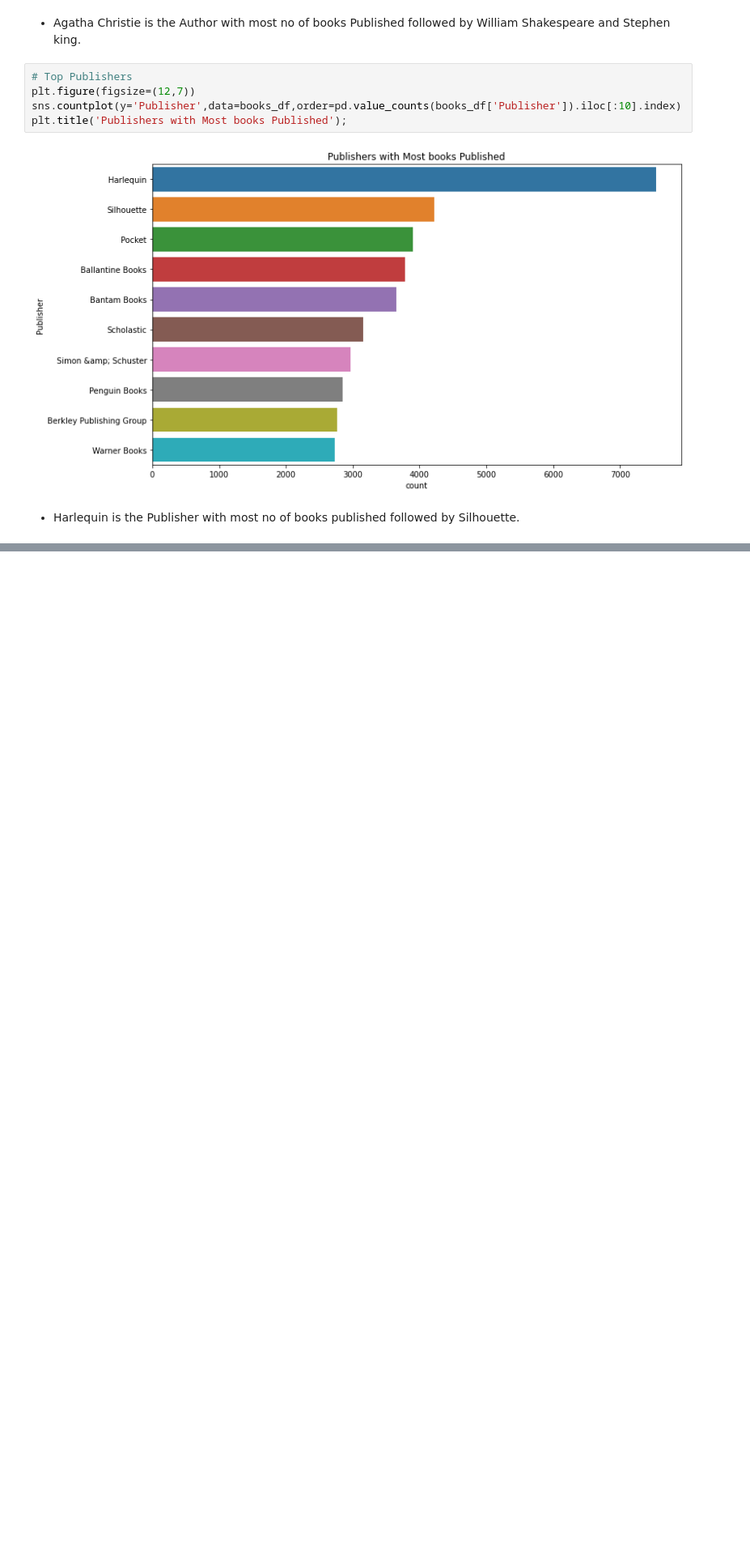
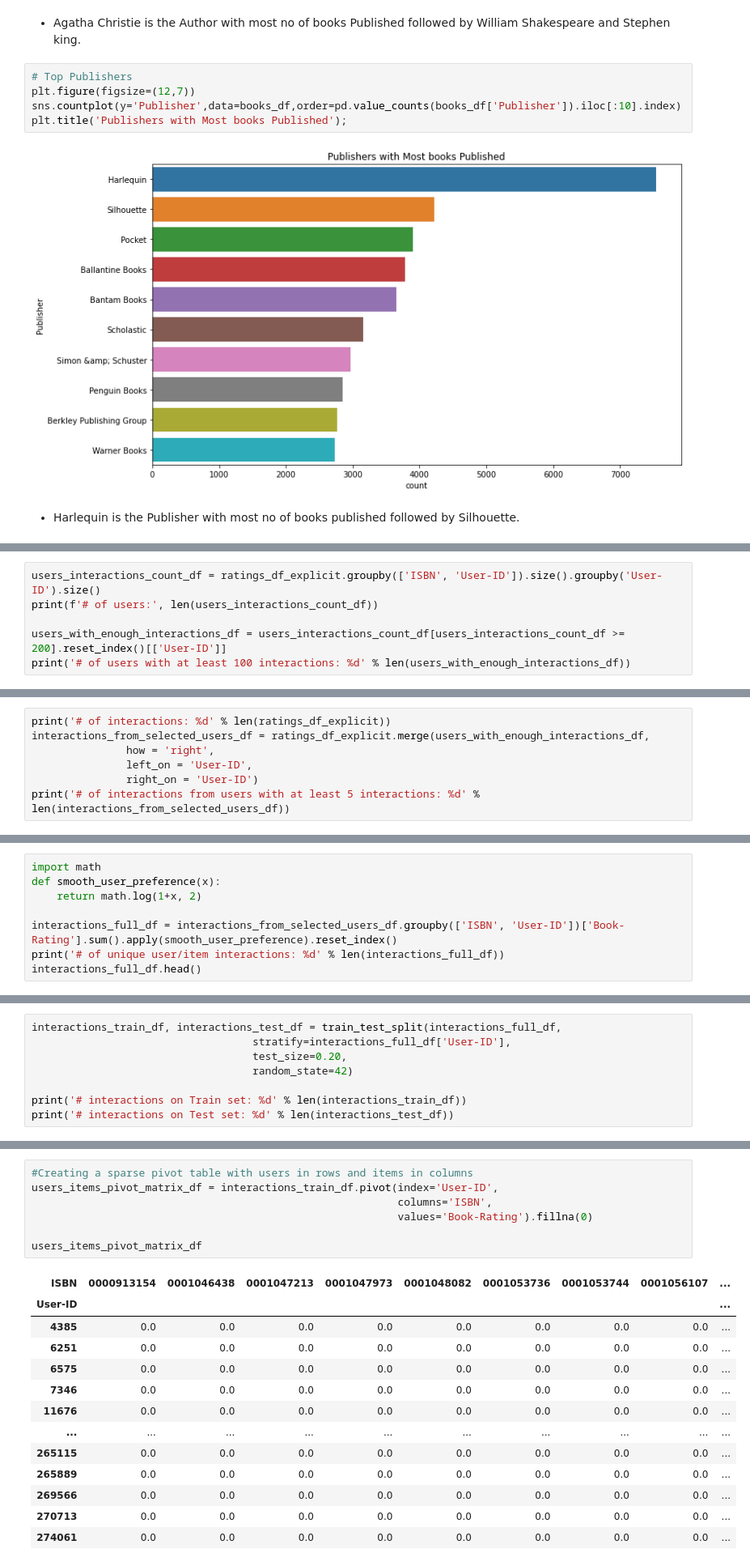
Before and after one commit to Aehteshaam-Shaikh/Book-Recommendation-System, a Jupyter notebook: Book_Recommendation_System.ipynb, the cells around one changed output, grey strips where cells are left out. Shown at 81% size. Saved outputs shown, nothing was run; the diff lists cells and outputs as text; blank space fills up the shorter version.

```diff
--- a/Book_Recommendation_System.ipynb
+++ b/Book_Recommendation_System.ipynb
@@ -550,0 +685,6 @@ plt.title('Publishers with Most books Published');
+# %%
+users_interactions_count_df = ratings_df_explicit.groupby(['ISBN', 'User-ID']).size().groupby('User-ID').size()
+print(f'# of users:', len(users_interactions_count_df))
+
+users_with_enough_interactions_df = users_interactions_count_df[users_interactions_count_df >= 200].reset_index()[['User-ID']]
+print('# of users with at least 100 interactions: %d' % len(users_with_enough_interactions_df))
@@ -550,0 +726,7 @@ plt.title('Publishers with Most books Published');
+# %%
+print('# of interactions: %d' % len(ratings_df_explicit))
+interactions_from_selected_users_df = ratings_df_explicit.merge(users_with_enough_interactions_df,
+               how = 'right',
+               left_on = 'User-ID',
+               right_on = 'User-ID')
+print('# of interactions from users with at least 5 interactions: %d' % len(interactions_from_selected_users_df))
@@ -550,0 +750,8 @@ plt.title('Publishers with Most books Published');
+# %%
+import math
+def smooth_user_preference(x):
+    return math.log(1+x, 2)
+
+interactions_full_df = interactions_from_selected_users_df.groupby(['ISBN', 'User-ID'])['Book-Rating'].sum().apply(smooth_user_preference).reset_index()
+print('# of unique user/item interactions: %d' % len(interactions_full_df))
+interactions_full_df.head()
@@ -550,0 +768,8 @@ plt.title('Publishers with Most books Published');
+# %%
+interactions_train_df, interactions_test_df = train_test_split(interactions_full_df,
+                                   stratify=interactions_full_df['User-ID'],
+                                   test_size=0.20,
+                                   random_state=42)
+
+print('# interactions on Train set: %d' % len(interactions_train_df))
+print('# interactions on Test set: %d' % len(interactions_test_df))
@@ -550,0 +788,21 @@ plt.title('Publishers with Most books Published');
+# %%
+#Creating a sparse pivot table with users in rows and items in columns
+users_items_pivot_matrix_df = interactions_train_df.pivot(index='User-ID',
+                                                          columns='ISBN',
+                                                          values='Book-Rating').fillna(0)
+
+users_items_pivot_matrix_df
+# %% [output]
+| ISBN | 0000913154 | 0001046438 | 0001047213 | 0001047973 | 0001048082 | 0001053736 | 0001053744 | 0001056107 | ... |
+| User-ID |  |  |  |  |  |  |  |  | ... |
+| 4385 | 0.0 | 0.0 | 0.0 | 0.0 | 0.0 | 0.0 | 0.0 | 0.0 | ... |
+| 6251 | 0.0 | 0.0 | 0.0 | 0.0 | 0.0 | 0.0 | 0.0 | 0.0 | ... |
+| 6575 | 0.0 | 0.0 | 0.0 | 0.0 | 0.0 | 0.0 | 0.0 | 0.0 | ... |
+| 7346 | 0.0 | 0.0 | 0.0 | 0.0 | 0.0 | 0.0 | 0.0 | 0.0 | ... |
+| 11676 | 0.0 | 0.0 | 0.0 | 0.0 | 0.0 | 0.0 | 0.0 | 0.0 | ... |
+| ... | ... | ... | ... | ... | ... | ... | ... | ... | ... |
+| 265115 | 0.0 | 0.0 | 0.0 | 0.0 | 0.0 | 0.0 | 0.0 | 0.0 | ... |
+| 265889 | 0.0 | 0.0 | 0.0 | 0.0 | 0.0 | 0.0 | 0.0 | 0.0 | ... |
+| 269566 | 0.0 | 0.0 | 0.0 | 0.0 | 0.0 | 0.0 | 0.0 | 0.0 | ... |
+| 270713 | 0.0 | 0.0 | 0.0 | 0.0 | 0.0 | 0.0 | 0.0 | 0.0 | ... |
+| 274061 | 0.0 | 0.0 | 0.0 | 0.0 | 0.0 | 0.0 | 0.0 | 0.0 | ... |
```
Also changed, not shown: parts of 51 cells of this notebook.
